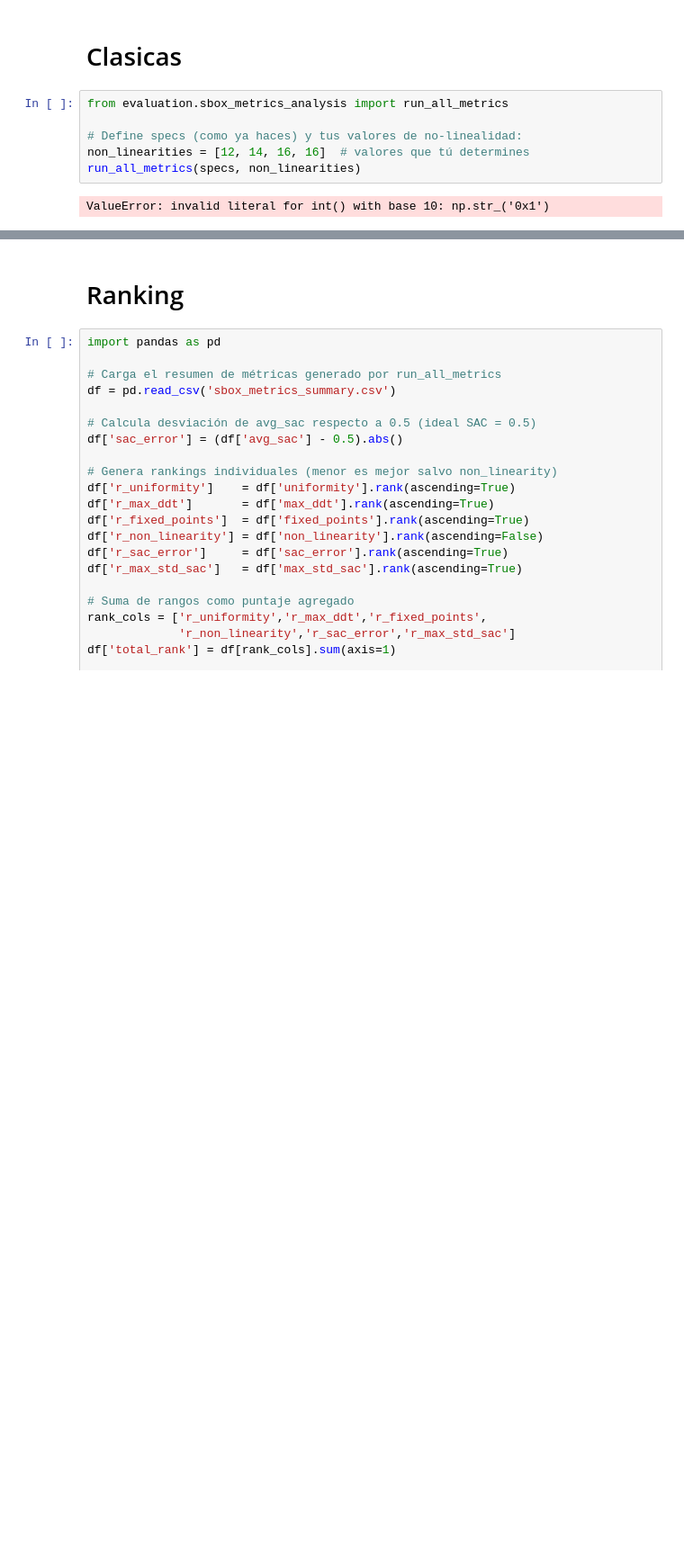
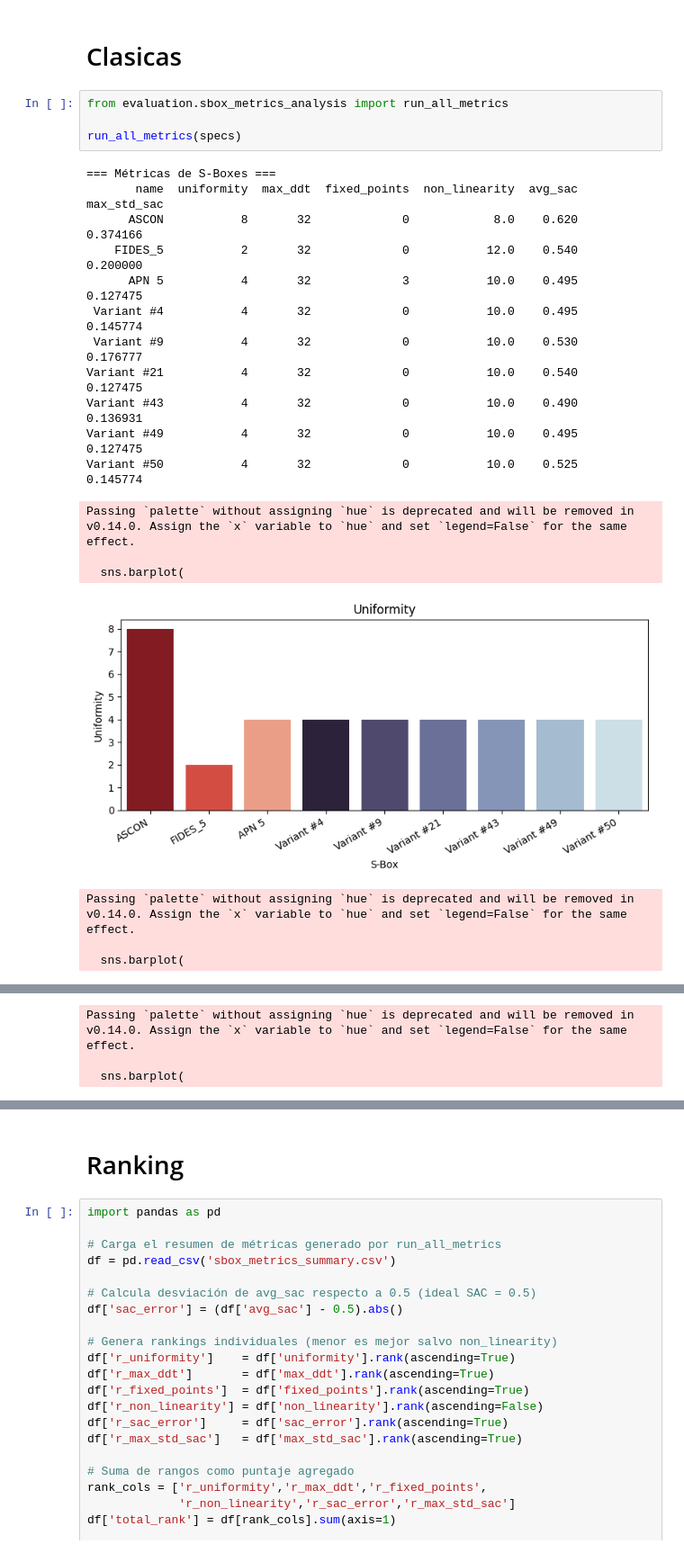
Before and after one commit to S-Boxes-Optimization/evaluation_sboxes, a Jupyter notebook: 5x5_proofs.ipynb, the cells around one changed output, grey strips where cells are left out. Shown at 90% size. Drawn from its saved outputs; the diff is of its cells as text; blank space fills up the shorter version.

```diff
--- a/5x5_proofs.ipynb
+++ b/5x5_proofs.ipynb
@@ -144,8 +168,23 @@ chart_spec
 # %%
 from evaluation.sbox_metrics_analysis import run_all_metrics
 
-# Define specs (como ya haces) y tus valores de no-linealidad:
-non_linearities = [12, 14, 16, 16]  # valores que tú determines
-run_all_metrics(specs, non_linearities)
+run_all_metrics(specs)
 # %% [output]
-ValueError: invalid literal for int() with base 10: np.str_('0x1')
+=== Métricas de S-Boxes ===
+       name  uniformity  max_ddt  fixed_points  non_linearity  avg_sac  max_std_sac
+      ASCON           8       32             0            8.0    0.620     0.374166
+    FIDES_5           2       32             0           12.0    0.540     0.200000
+      APN 5           4       32             3           10.0    0.495     0.127475
+ Variant #4           4       32             0           10.0    0.495     0.145774
+ Variant #9           4       32             0           10.0    0.530     0.176777
+Variant #21           4       32             0           10.0    0.540     0.127475
+Variant #43           4       32             0           10.0    0.490     0.136931
+Variant #49           4       32             0           10.0    0.495     0.127475
+Variant #50           4       32             0           10.0    0.525     0.145774
+Passing `palette` without assigning `hue` is deprecated and will be removed in v0.14.0. Assign the `x` variable to `hue` and set `legend=False` for the same effect.
+
+  sns.barplot(
+[figure, added]
+Passing `palette` without assigning `hue` is deprecated and will be removed in v0.14.0. Assign the `x` variable to `hue` and set `legend=False` for the same effect.
+
+  sns.barplot(
@@ -151,0 +192,3 @@ ValueError: invalid literal for int() with base 10: np.str_('0x1')
+Passing `palette` without assigning `hue` is deprecated and will be removed in v0.14.0. Assign the `x` variable to `hue` and set `legend=False` for the same effect.
+
+  sns.barplot(
```
Also changed, not shown: parts of 9 cells of this notebook, 13 other files.
